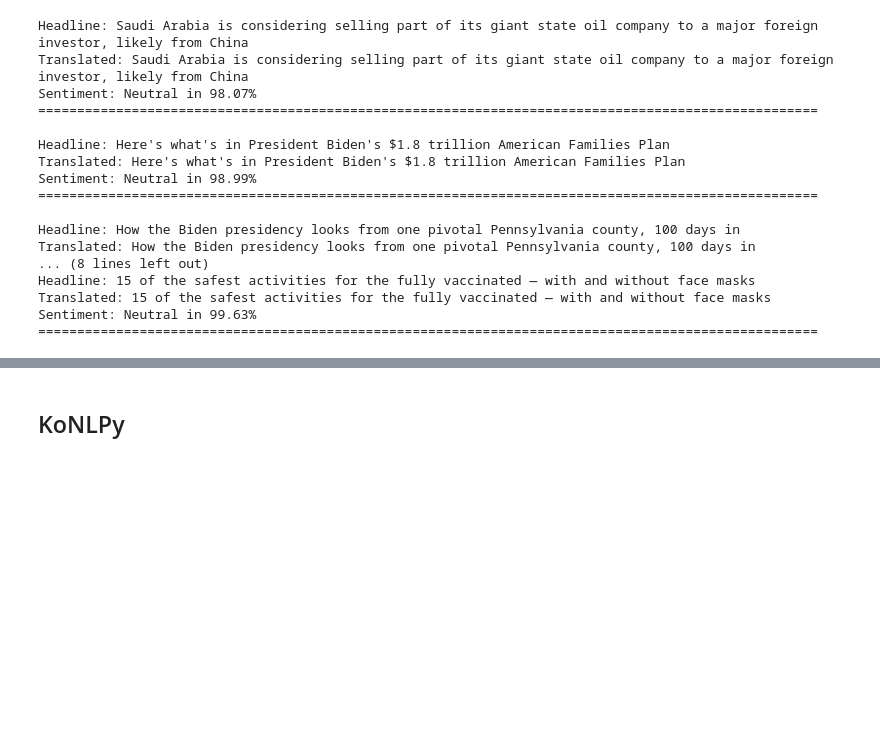
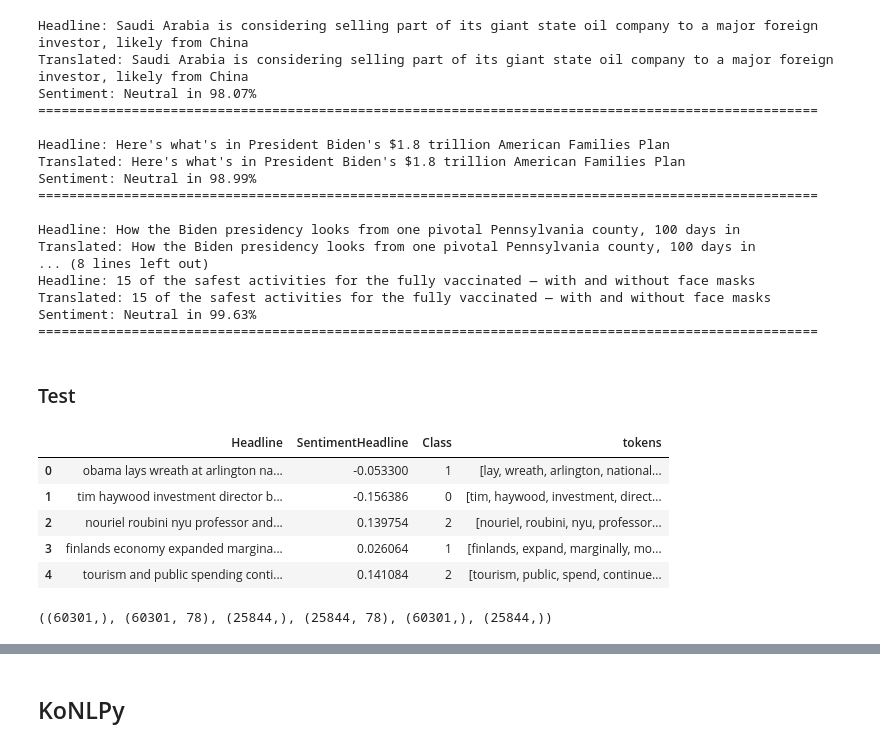
Before and after one commit to JoonghoonChoi/AI_01_Project, a Jupyter notebook: Section_4/AI_01_최중훈_Project_Section_4.ipynb, the cells around one changed output, grey strips where cells are left out. Cells and saved outputs as stored; diff of their text form; code cells hidden in the pictures; blank space fills up the shorter version.

Commit message:
DL_LSTM_twit_headline_sentiment_anlysis_prediction

```diff
--- a/Section_4/AI_01_최중훈_Project_Section_4.ipynb
+++ b/Section_4/AI_01_최중훈_Project_Section_4.ipynb
@@ -1362,3 +1393,18 @@ Headline: 15 of the safest activities for the fully vaccinated — with and with
 Translated: 15 of the safest activities for the fully vaccinated — with and without face masks
 Sentiment: Neutral in 99.63%
 ====================================================================================================
+# %% [markdown]
+### Test
+# %%
+clean_data.head()
+# %% [output]
+|  | Headline | SentimentHeadline | Class | tokens |
+| 0 | obama lays wreath at arlington na... | -0.053300 | 1 | [lay, wreath, arlington, national... |
+| 1 | tim haywood investment director b... | -0.156386 | 0 | [tim, haywood, investment, direct... |
+| 2 | nouriel roubini nyu professor and... | 0.139754 | 2 | [nouriel, roubini, nyu, professor... |
+| 3 | finlands economy expanded margina... | 0.026064 | 1 | [finlands, expand, marginally, mo... |
+| 4 | tourism and public spending conti... | 0.141084 | 2 | [tourism, public, spend, continue... |
+# %%
+X_train.shape, X_train_padding.shape, X_test.shape, X_test_padding.shape, y_train.shape, y_test.shape
+# %% [output]
+((60301,), (60301, 78), (25844,), (25844, 78), (60301,), (25844,))
```
Also changed, not shown: parts of 20 cells of this notebook.
